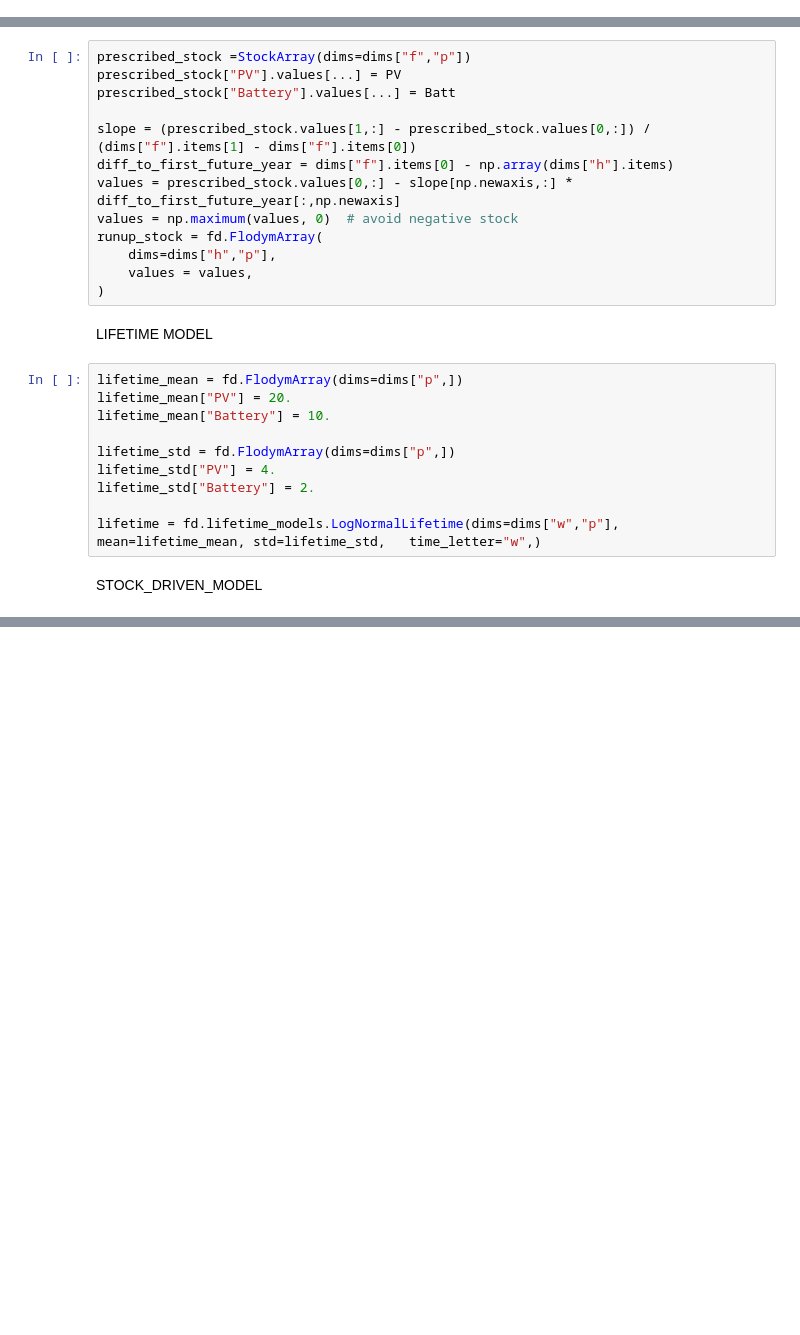
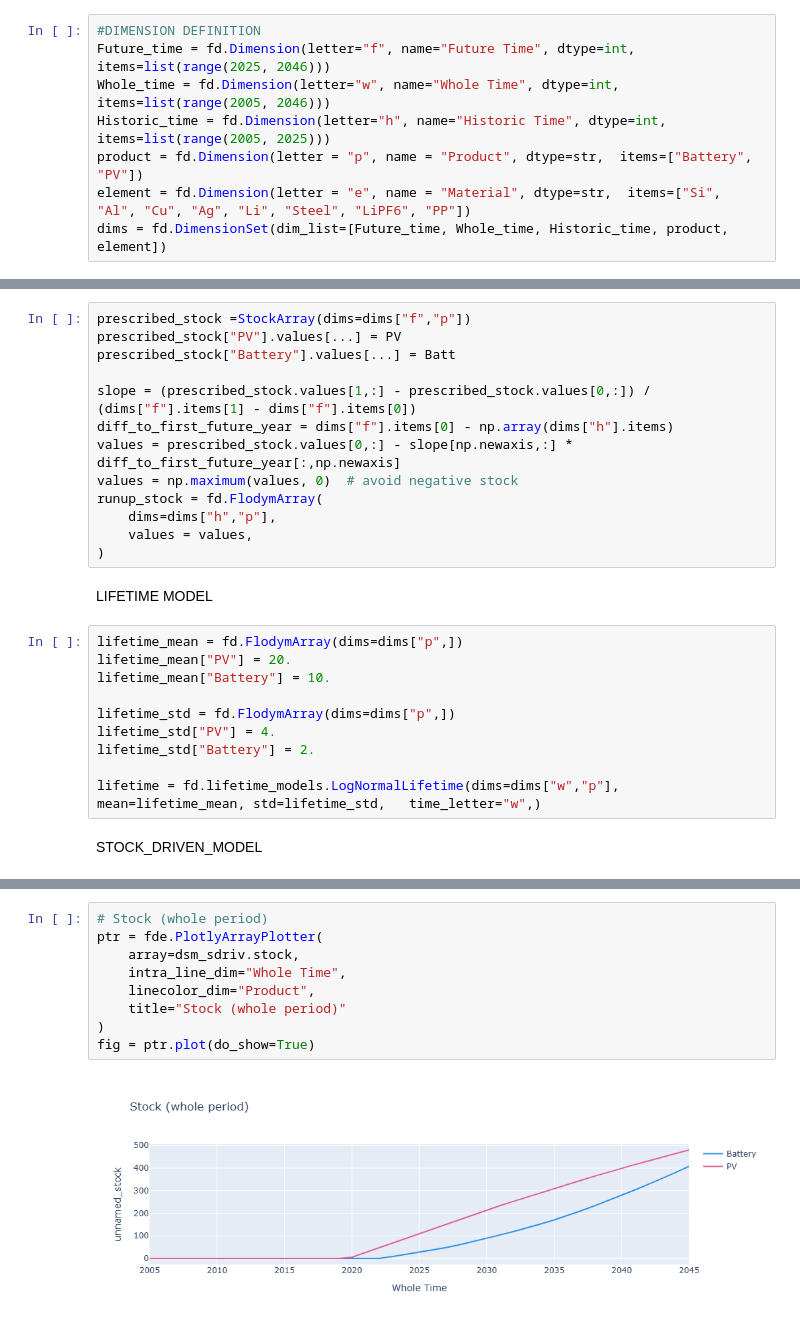
Before and after one commit to Tanima-Sharma/PVProject, a Jupyter notebook: CombineMFA.ipynb, the cells around one changed output, grey strips where cells are left out. Saved outputs shown, nothing was run; the diff lists cells and outputs as text; blank space fills up the shorter version.

```diff
--- a/CombineMFA.ipynb
+++ b/CombineMFA.ipynb
@@ -12 +23,9 @@ PARAMETER DEFINITION
+# %%
+#DIMENSION DEFINITION
+Future_time = fd.Dimension(letter="f", name="Future Time", dtype=int, items=list(range(2025, 2046)))
+Whole_time = fd.Dimension(letter="w", name="Whole Time", dtype=int, items=list(range(2005, 2046)))
+Historic_time = fd.Dimension(letter="h", name="Historic Time", dtype=int, items=list(range(2005, 2025)))
+product = fd.Dimension(letter = "p", name = "Product", dtype=str,  items=["Battery", "PV"])
+element = fd.Dimension(letter = "e", name = "Material", dtype=str,  items=["Si", "Al", "Cu", "Ag", "Li", "Steel", "LiPF6", "PP"])
+dims = fd.DimensionSet(dim_list=[Future_time, Whole_time, Historic_time, product, element])
 # %%
@@ -120,0 +131,11 @@ class SimpleMFA(MFASystem):
+# %%
+# Stock (whole period)
+ptr = fde.PlotlyArrayPlotter(
+    array=dsm_sdriv.stock,
+    intra_line_dim="Whole Time",
+    linecolor_dim="Product",
+    title="Stock (whole period)"
+)
+fig = ptr.plot(do_show=True)
+# %% [output]
+[figure, added]
```
Also changed, not shown: parts of 16 cells of this notebook.
